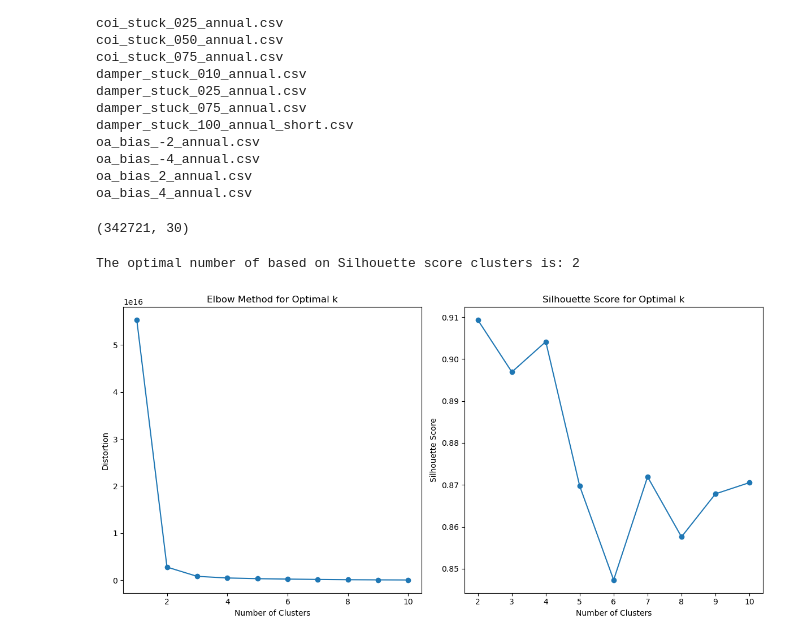
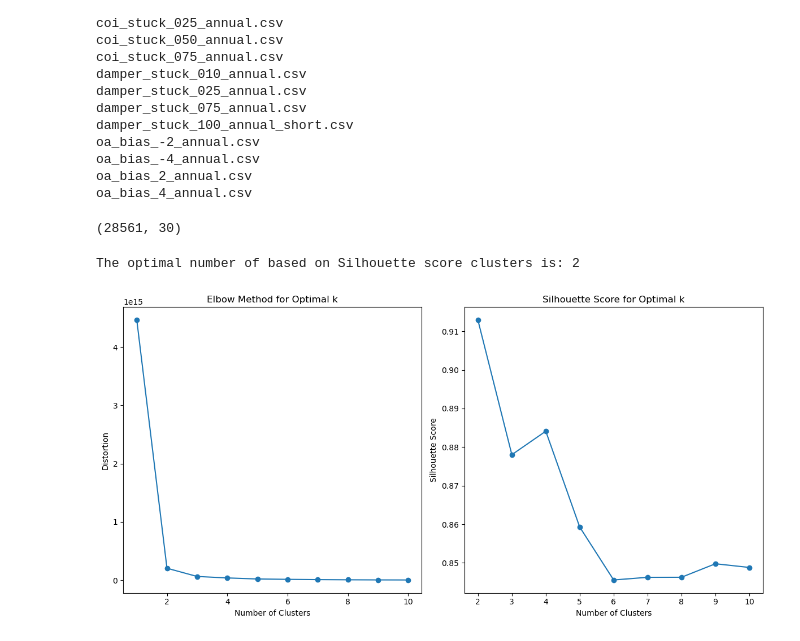
Before and after one commit to adilmukhtar-tugraz/fdd-buildings, a Jupyter notebook: Cluster Analysis.ipynb, the cells around one changed output. Cells and saved outputs as stored; diff of their text form; code cells hidden in the pictures.

```diff
--- a/Cluster Analysis.ipynb
+++ b/Cluster Analysis.ipynb
@@ -214,7 +214,7 @@ def visualize_dbscan(X, model, visualization_method='scatter'):
 test_start_date = '2018-10-01 00:00:00'
 test_end_date = '2018-11-30 23:59:00'
 
-resampling_freq = '5T'
+resampling_freq = '1H'
 df_faulty = pd.DataFrame()
 base_dir = 'dataset\\LBNL_FDD_Dataset_SDAHU\\'
 for c, file in enumerate(os.listdir(base_dir)):
@@ -248,11 +248,11 @@ oa_bias_4_annual.csv
 # %%
 df_faulty.shape
 # %% [output]
-(342721, 30)
+(28561, 30)
 # %%
-plot_elbow_silhouette(X = df_faulty.values, subsample_size=10000)
+plot_elbow_silhouette(X = df_faulty.values)
 # %% [output]
 The optimal number of based on Silhouette score clusters is: 2
-[figure, old version]
+[figure, new version]
 # %%
 model_dbscan = tune_dbscan(df_faulty.values)
```
Also changed, not shown: parts of 7 cells of this notebook, 18 other files.
